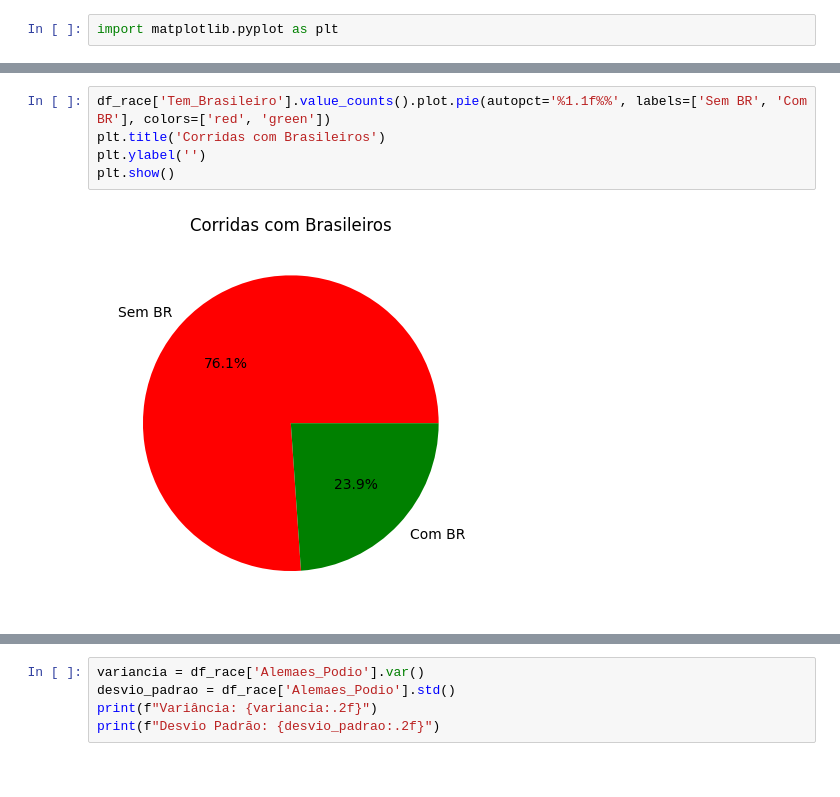
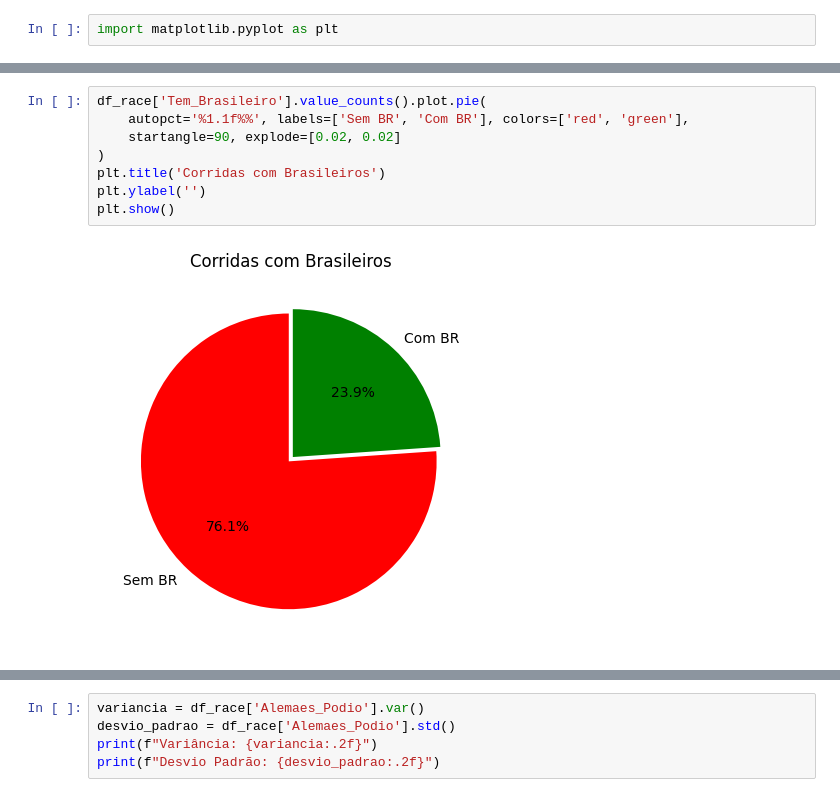
Before and after one commit to Felipesmarq/AnaliseF1, a Jupyter notebook: AnaliseF1.ipynb, the cells around one changed output, grey strips where cells are left out. Cells and saved outputs as stored; diff of their text form.

```diff
--- a/AnaliseF1.ipynb
+++ b/AnaliseF1.ipynb
@@ -357,8 +394,11 @@ plt.show()
 # %%
-df_race['Tem_Brasileiro'].value_counts().plot.pie(autopct='%1.1f%%', labels=['Sem BR', 'Com BR'], colors=['red', 'green'])
+df_race['Tem_Brasileiro'].value_counts().plot.pie(
+    autopct='%1.1f%%', labels=['Sem BR', 'Com BR'], colors=['red', 'green'],
+    startangle=90, explode=[0.02, 0.02]
+)
 plt.title('Corridas com Brasileiros')
 plt.ylabel('')
 plt.show()
 # %% [output]
-[figure, old version]
+[figure, new version]
 # %%
```
Also changed, not shown: parts of 7 cells of this notebook.
